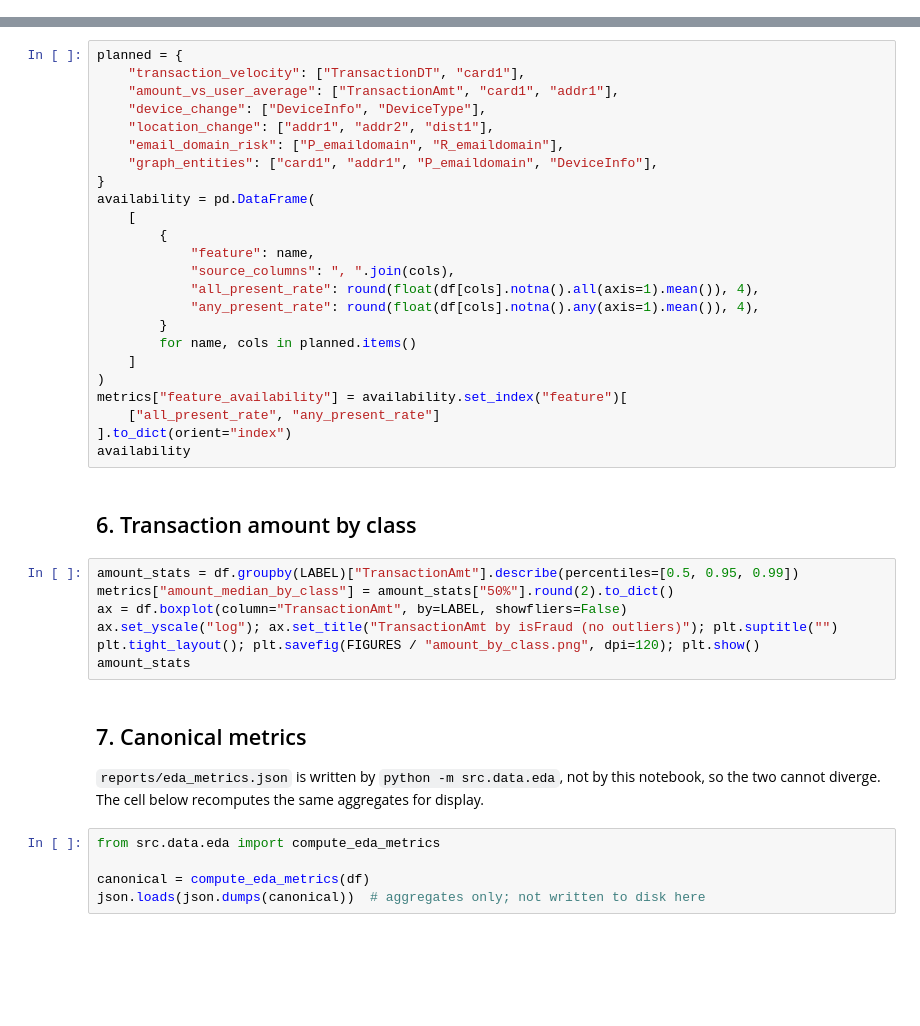
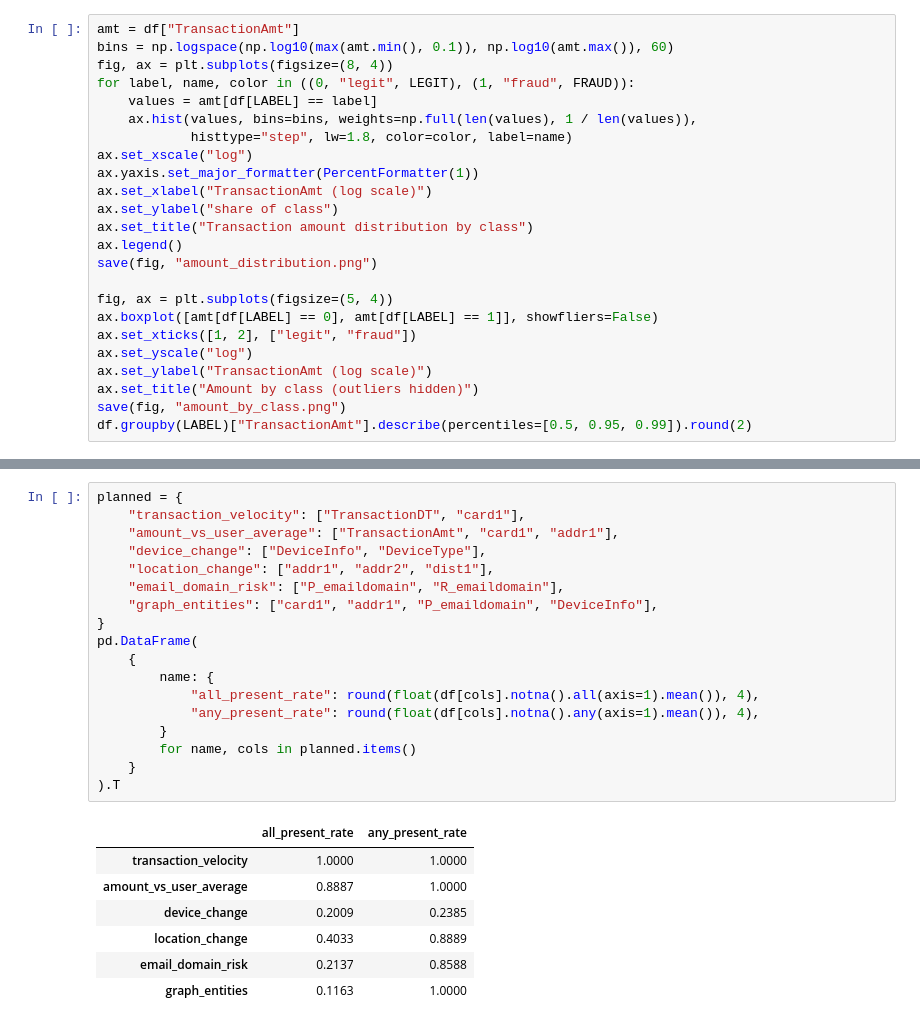
Before and after one commit to manojkumargudge/real-time-fraud-detection-platform, a Jupyter notebook: notebooks/01_eda.ipynb, the cells around one changed output, grey strips where cells are left out. Drawn from its saved outputs; the diff is of its cells as text; blank space fills up the shorter version.

```diff
--- a/notebooks/01_eda.ipynb
+++ b/notebooks/01_eda.ipynb
@@ -62,0 +104,24 @@ train/validation/test split rather than a random split.
+# %%
+amt = df["TransactionAmt"]
+bins = np.logspace(np.log10(max(amt.min(), 0.1)), np.log10(amt.max()), 60)
+fig, ax = plt.subplots(figsize=(8, 4))
+for label, name, color in ((0, "legit", LEGIT), (1, "fraud", FRAUD)):
+    values = amt[df[LABEL] == label]
+    ax.hist(values, bins=bins, weights=np.full(len(values), 1 / len(values)),
+            histtype="step", lw=1.8, color=color, label=name)
+ax.set_xscale("log")
+ax.yaxis.set_major_formatter(PercentFormatter(1))
+ax.set_xlabel("TransactionAmt (log scale)")
+ax.set_ylabel("share of class")
+ax.set_title("Transaction amount distribution by class")
+ax.legend()
+save(fig, "amount_distribution.png")
+
+fig, ax = plt.subplots(figsize=(5, 4))
+ax.boxplot([amt[df[LABEL] == 0], amt[df[LABEL] == 1]], showfliers=False)
+ax.set_xticks([1, 2], ["legit", "fraud"])
+ax.set_yscale("log")
+ax.set_ylabel("TransactionAmt (log scale)")
+ax.set_title("Amount by class (outliers hidden)")
+save(fig, "amount_by_class.png")
+df.groupby(LABEL)["TransactionAmt"].describe(percentiles=[0.5, 0.95, 0.99]).round(2)
@@ -95,43 +262,26 @@ Coverage of the source columns needed by each planned feature. The user identifi
 # %%
 planned = {
     "transaction_velocity": ["TransactionDT", "card1"],
     "amount_vs_user_average": ["TransactionAmt", "card1", "addr1"],
     "device_change": ["DeviceInfo", "DeviceType"],
     "location_change": ["addr1", "addr2", "dist1"],
     "email_domain_risk": ["P_emaildomain", "R_emaildomain"],
     "graph_entities": ["card1", "addr1", "P_emaildomain", "DeviceInfo"],
 }
-availability = pd.DataFrame(
-    [
-        {
-            "feature": name,
-            "source_columns": ", ".join(cols),
+pd.DataFrame(
+    {
+        name: {
             "all_present_rate": round(float(df[cols].notna().all(axis=1).mean()), 4),
             "any_present_rate": round(float(df[cols].notna().any(axis=1).mean()), 4),
         }
         for name, cols in planned.items()
-    ]
-)
-metrics["feature_availability"] = availability.set_index("feature")[
-    ["all_present_rate", "any_present_rate"]
-].to_dict(orient="index")
-availability
+    }
+).T
+# %% [output]
+|  | all_present_rate | any_present_rate |
+| transaction_velocity | 1.0000 | 1.0000 |
+| amount_vs_user_average | 0.8887 | 1.0000 |
+| device_change | 0.2009 | 0.2385 |
+| location_change | 0.4033 | 0.8889 |
+| email_domain_risk | 0.2137 | 0.8588 |
+| graph_entities | 0.1163 | 1.0000 |
-# %% [markdown]
-## 6. Transaction amount by class
-# %%
-amount_stats = df.groupby(LABEL)["TransactionAmt"].describe(percentiles=[0.5, 0.95, 0.99])
-metrics["amount_median_by_class"] = amount_stats["50%"].round(2).to_dict()
-ax = df.boxplot(column="TransactionAmt", by=LABEL, showfliers=False)
-ax.set_yscale("log"); ax.set_title("TransactionAmt by isFraud (no outliers)"); plt.suptitle("")
-plt.tight_layout(); plt.savefig(FIGURES / "amount_by_class.png", dpi=120); plt.show()
-amount_stats
-# %% [markdown]
-## 7. Canonical metrics
-
-`reports/eda_metrics.json` is written by `python -m src.data.eda`, not by this notebook,
-so the two cannot diverge. The cell below recomputes the same aggregates for display.
-# %%
-from src.data.eda import compute_eda_metrics
-
-canonical = compute_eda_metrics(df)
-json.loads(json.dumps(canonical))  # aggregates only; not written to disk here
```
Also changed, not shown: parts of 26 cells of this notebook, 17 other files.
